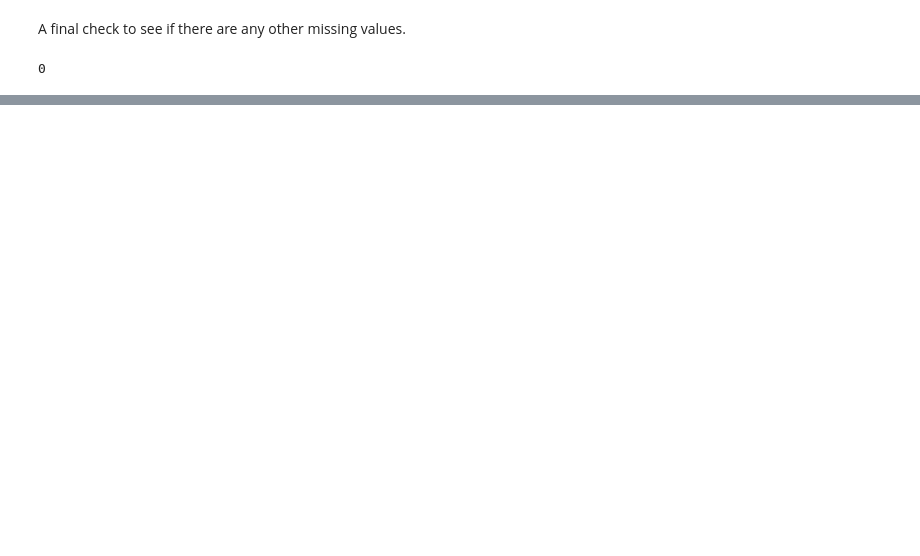
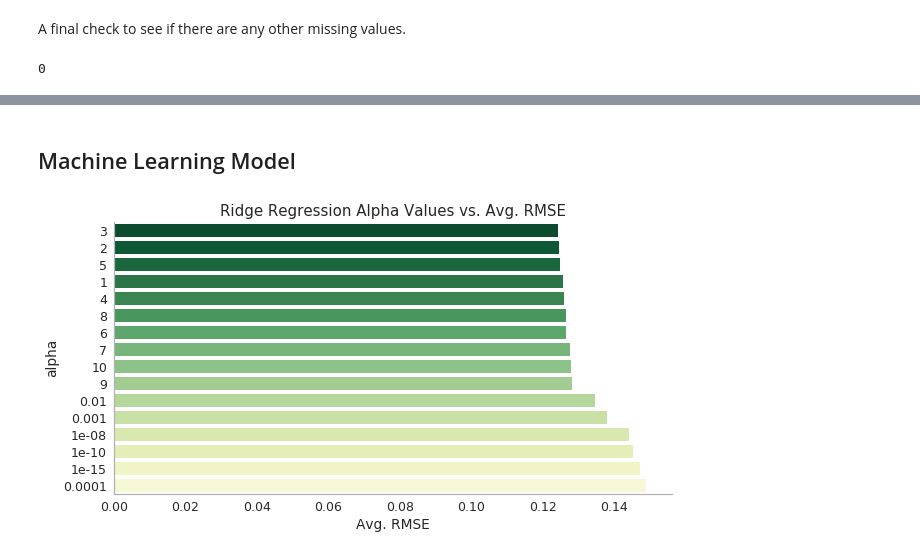
Before and after one commit to Adam-Klaum/house_prices_lr, a Jupyter notebook: house_prices_lr.ipynb, the cells around one changed output, grey strips where cells are left out. Cells and saved outputs as stored; diff of their text form; code cells hidden in the pictures; blank space fills up the shorter version.

Commit message:
Major rework using Ridge Regression

```diff
--- a/house_prices_lr.ipynb
+++ b/house_prices_lr.ipynb
@@ -310,0 +395,47 @@ Garage Cars
+# %%
+housing = pd.get_dummies(housing, drop_first=True)
+# %% [markdown]
+## Machine Learning Model
+# %%
+# Splitting the data into a feature matrix (X) and a label vector (y)
+
+X = housing.drop('SalePrice', axis=1)
+y = housing['SalePrice'].values
+
+X_train, X_test, y_train, y_test = train_test_split(X, y, test_size=0.30)
+# %%
+rmse_list = []
+r2_list = []
+# %%
+# Originally, LinearRegression was the target algorithm.
+# However, after several attempts to deal with collinearity in the data set,
+# it became apparent that multicollinearity was a problem.  Thus the switch
+# was made to Ridge Regression which is able to handle multicollinearity.
+
+# Creating a list of alpha values to test in the Ridge algorithm
+
+alphas = [1e-15, 1e-10, 1e-8, 0.0001, 0.001, 0.01]
+alphas.extend(list(range(1,11)))
+
+for a in alphas:
+
+    kf = KFold(5, shuffle=True)
+
+    rr = Ridge(alpha=a)
+
+    rmse_list.append(abs(cross_val_score(rr, X_train, y_train, scoring="neg_mean_squared_error", cv=kf).mean()) ** .5)
+    r2_list.append(cross_val_score(rr, X_train, y_train, scoring="r2", cv=kf).mean())
+# %%
+rmse_df = pd.DataFrame({'alpha': [str(x) for x in alphas], 'Avg. RMSE': rmse_list})
+rmse_df.sort_values(by='Avg. RMSE', inplace=True)
+
+plt.figure(figsize=(10,5))
+sns.barplot(rmse_df['Avg. RMSE'],
+            rmse_df['alpha'],
+            orient='h',
+            order=rmse_df['alpha'],
+            palette=sns.color_palette("YlGn_r", rmse_df.shape[0])
+           ).set_title('Ridge Regression Alpha Values vs. Avg. RMSE');
+sns.despine()
+# %% [output]
+[figure, added]
```
Also changed, not shown: parts of 42 cells of this notebook.
